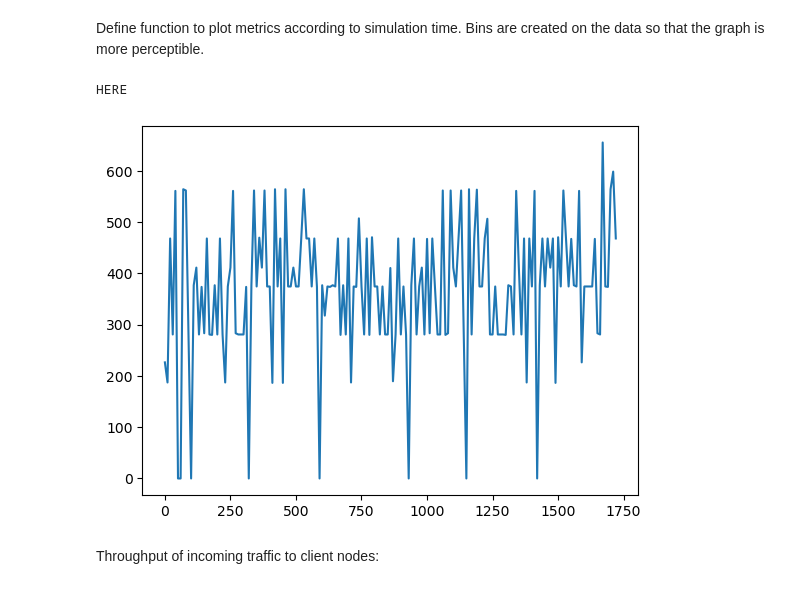
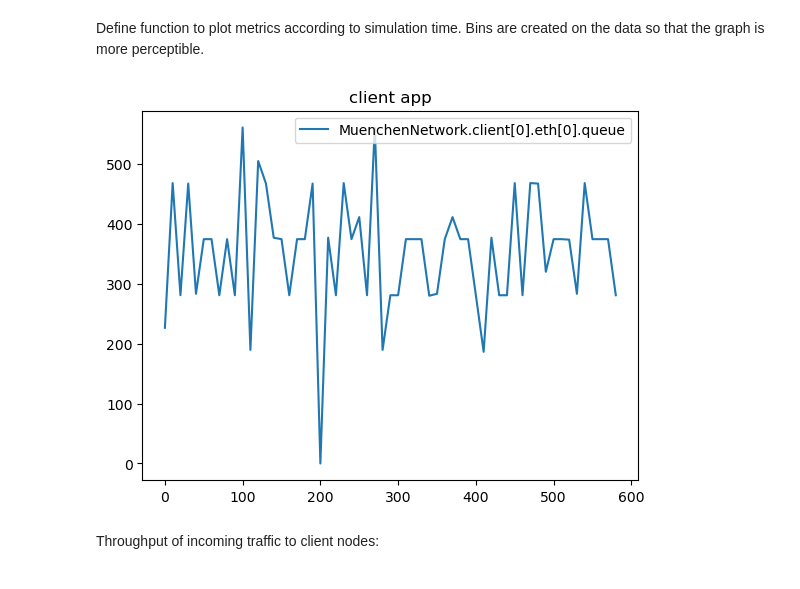
Before and after one commit to joaolucasmartins/NS2022, a Jupyter notebook: result_pipeline/notebook.ipynb, the cells around one changed output. Saved outputs shown, nothing was run; the diff lists cells and outputs as text; code cells hidden in the pictures.

Commit message:
Add: Legend to line plot

```diff
--- a/result_pipeline/notebook.ipynb
+++ b/result_pipeline/notebook.ipynb
@@ -121,37 +153,40 @@ Define function to plot metrics according to simulation time. Bins are created o
 # %%
 import seaborn as sns
 import matplotlib.pyplot as plt
 import numpy as np
 
-def plotLine(x, y, N):
+def plotLine(data, N, label):
     def binData(x, y, N):
+        if (N > len(y)):
+            N = len(y)
         n_y = np.average(y[:len(y) - len(y) % N].reshape(-1, N), axis=1)
         n_x = x[:len(x) - len(x) % N:N]
         if (len(y) % N) != 0:
             np.append(n_y, np.average(y[len(y) - len(y) % N:-1]))
             np.append(n_x, x[:-1])
         return n_x, n_y
-    if not (isinstance(x, list) and all(isinstance(el, np.ndarray) for el in x)):
-        print("HERE")
-        o_x = np.array(x)
-        x = list()
-        x.append(o_x)
-    if not (isinstance(y, list) and all(isinstance(el, np.ndarray) for el in y)):
-        o_y = np.array(y)
-        y = list()
-        y.append(o_y)
 
+    if isinstance(data, pd.Series):
+        x, y = list(), list()
+        x.append(np.array(data.vectime))
+        y.append(np.array(data.vecvalue))
+    else:
+        x = [np.array(i.vectime) for _, i in data.iterrows()]
+        y = [np.array(i.vecvalue) for _, i in data.iterrows()]
 
     fig, ax = plt.subplots()
+    plt.title(label)
+
     for data_x, data_y in zip(x, y):
         n_x, n_y = binData(data_x, data_y, N)
         sns.lineplot(x=n_x, y=n_y, ax=ax)
+    plt.legend(labels=data[["module"]].to_numpy())
+
 
 
 client = vec[(appLayerThroughput(vec)) & (filterByClients(vec))].iloc[0]
-plotLine(client.vectime, client.vecvalue, 100)
+plotLine(client, 100, "client app")
 # %% [output]
-HERE
-[figure, old version]
+[figure, new version]
 # %% [markdown]
 Throughput of incoming traffic to client nodes:
```
Also changed, not shown: parts of 10 cells of this notebook, 1 other file.
